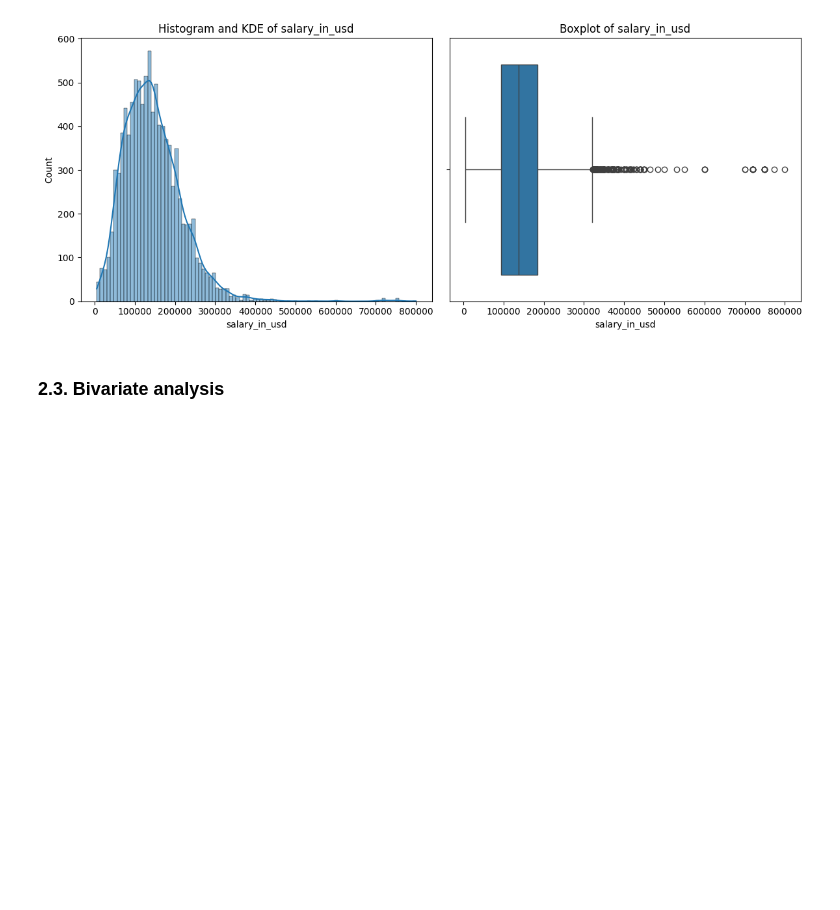
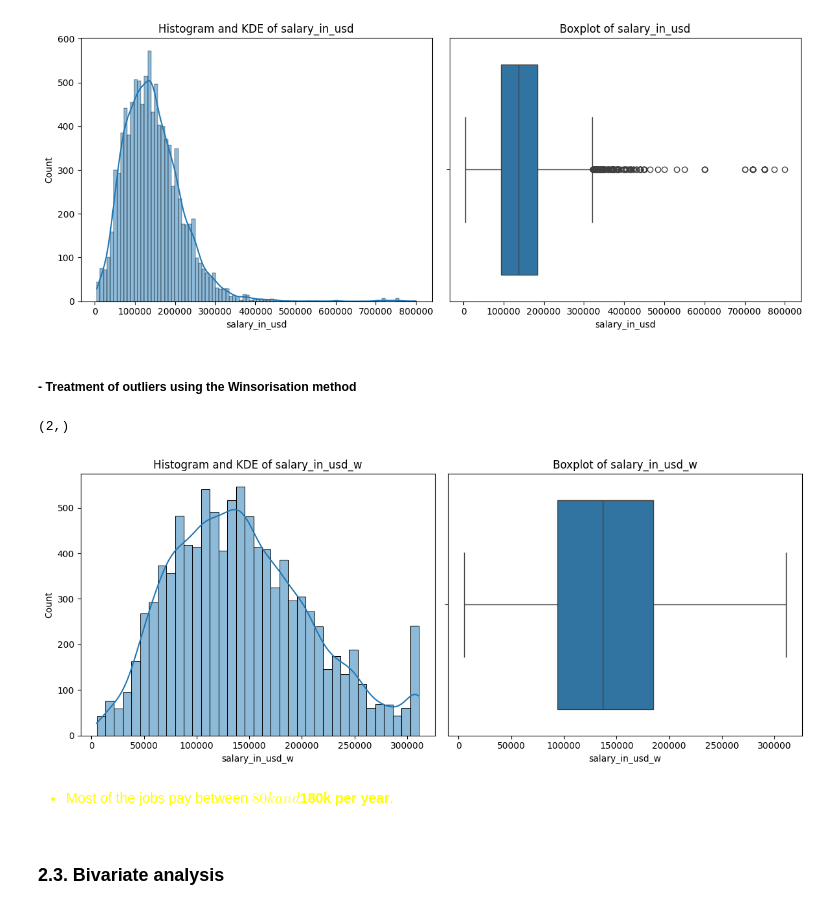
Before and after one commit to noemontiels/ONLINE_DS_THEBRIDGE_NOELIAMONTIEL, a Jupyter notebook: EDA/src/notebooks/data_jobs_v7.ipynb, the cells around one changed output. Cells and saved outputs as stored; diff of their text form; code cells hidden in the pictures; blank space fills up the shorter version.

```diff
--- a/EDA/src/notebooks/data_jobs_v7.ipynb
+++ b/EDA/src/notebooks/data_jobs_v7.ipynb
@@ -739,3 +754,5 @@ dpf.plot_combined_graphs(df_combined, ['salary_in_usd'])
 # %% [output]
 (2,)
 [figure]
+# %% [markdown]
+##### - Treatment of outliers using the Winsorisation method
@@ -742,3 +767,14 @@ dpf.plot_combined_graphs(df_combined, ['salary_in_usd'])
+# %%
+dpf.plot_combined_graphs(df_combined, ['salary_in_usd_w'])
+# %% [output]
+(2,)
+[figure, added]
+# %% [markdown]
+<font color='yellow'>
+
+- Most of the jobs pay between **$80k and $180k per year**.
+
+</font>
 # %% [markdown]
 ### 2.3. Bivariate analysis
 # %% [markdown]
```
Also changed, not shown: parts of 42 cells of this notebook, 34 other files.
